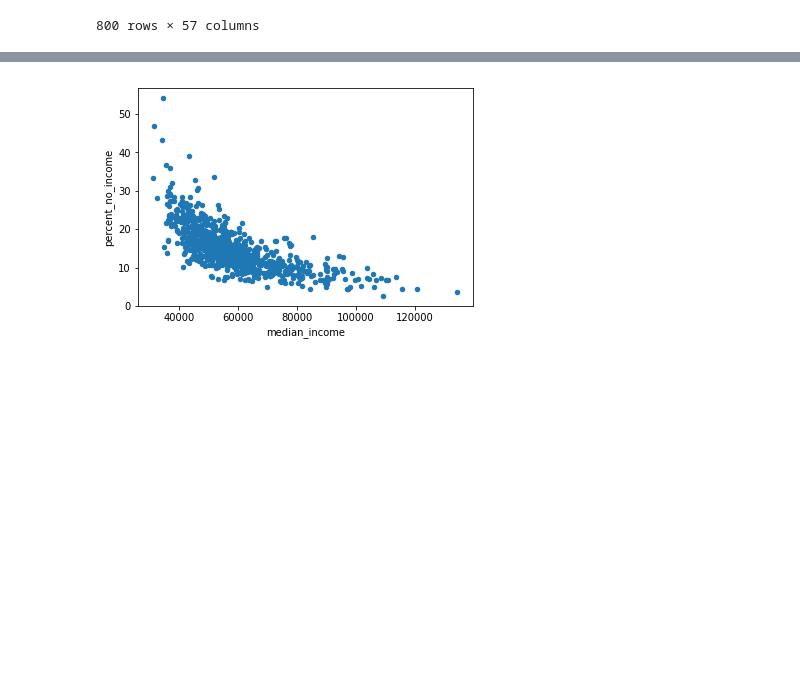
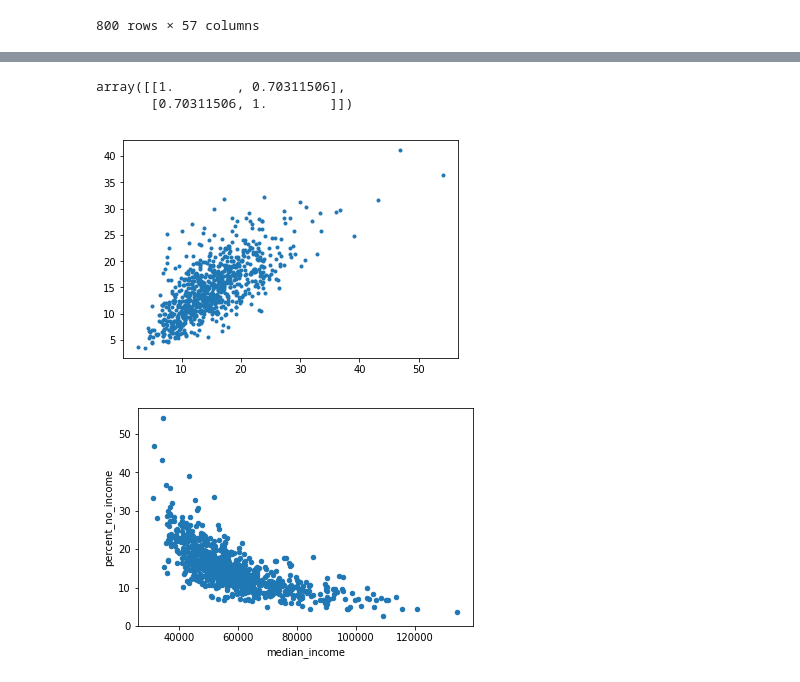
Before and after one commit to jij106/Projects, a Jupyter notebook: FinalProject.ipynb, the cells around one changed output, grey strips where cells are left out. Drawn from its saved outputs; the diff is of its cells as text; code cells hidden in the pictures; blank space fills up the shorter version.

```diff
--- a/FinalProject.ipynb
+++ b/FinalProject.ipynb
@@ -159,3 +195,10 @@ df.describe()
+# %%
+plt.plot(df['percent_no_internet'],df['AllAgesinPovertyPercentUB90%'],'.')
+np.corrcoef(df['percent_no_internet'],df['AllAgesinPovertyPercentUB90%'])
+# %% [output]
+array([[1.        , 0.70311506],
+       [0.70311506, 1.        ]])
+[figure, added]
 # %%
 dataFile = pd.read_csv("./new.csv")
 plt.scatter(dataFile.median_household_income, dataFile.percent_no_internet, s=20)
```
Also changed, not shown: parts of 21 cells of this notebook, 2 other files.
